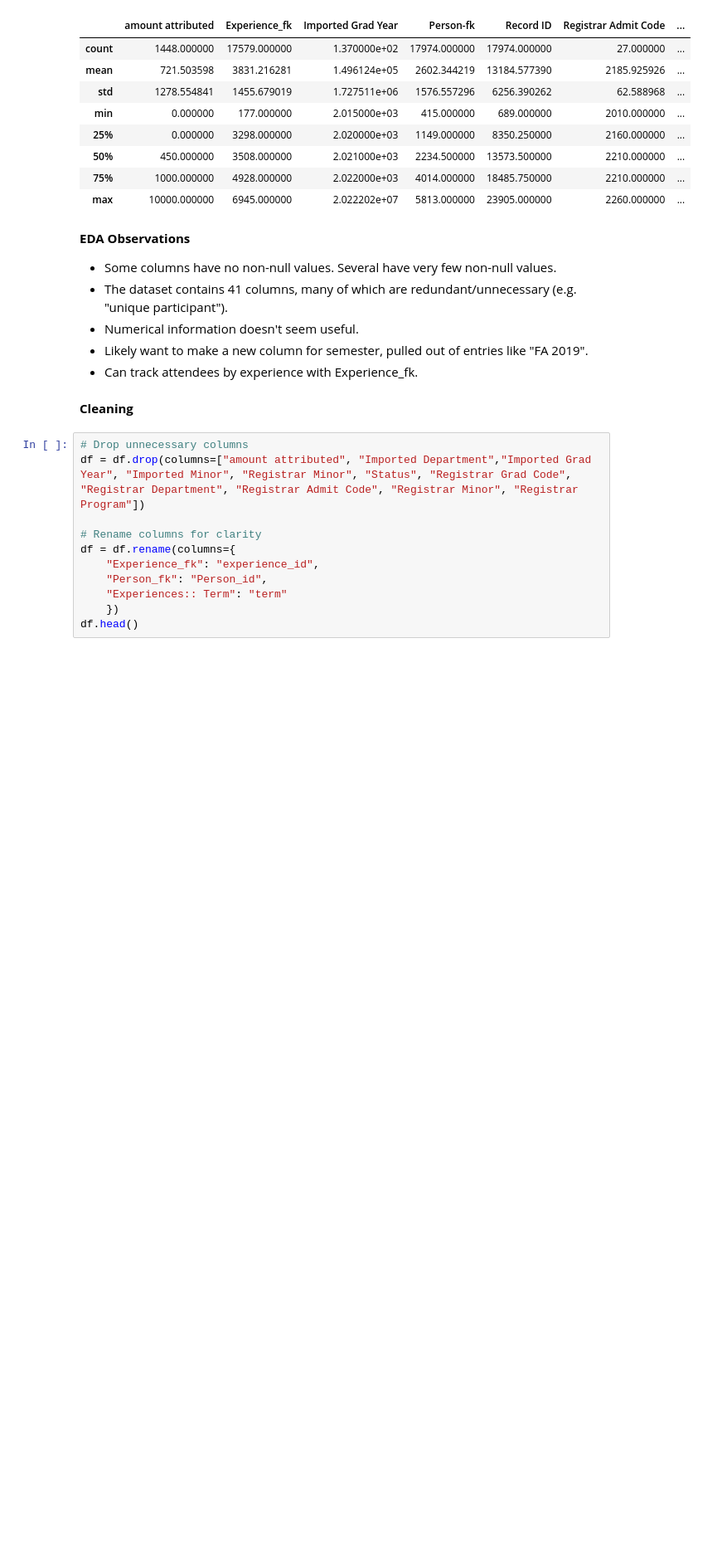
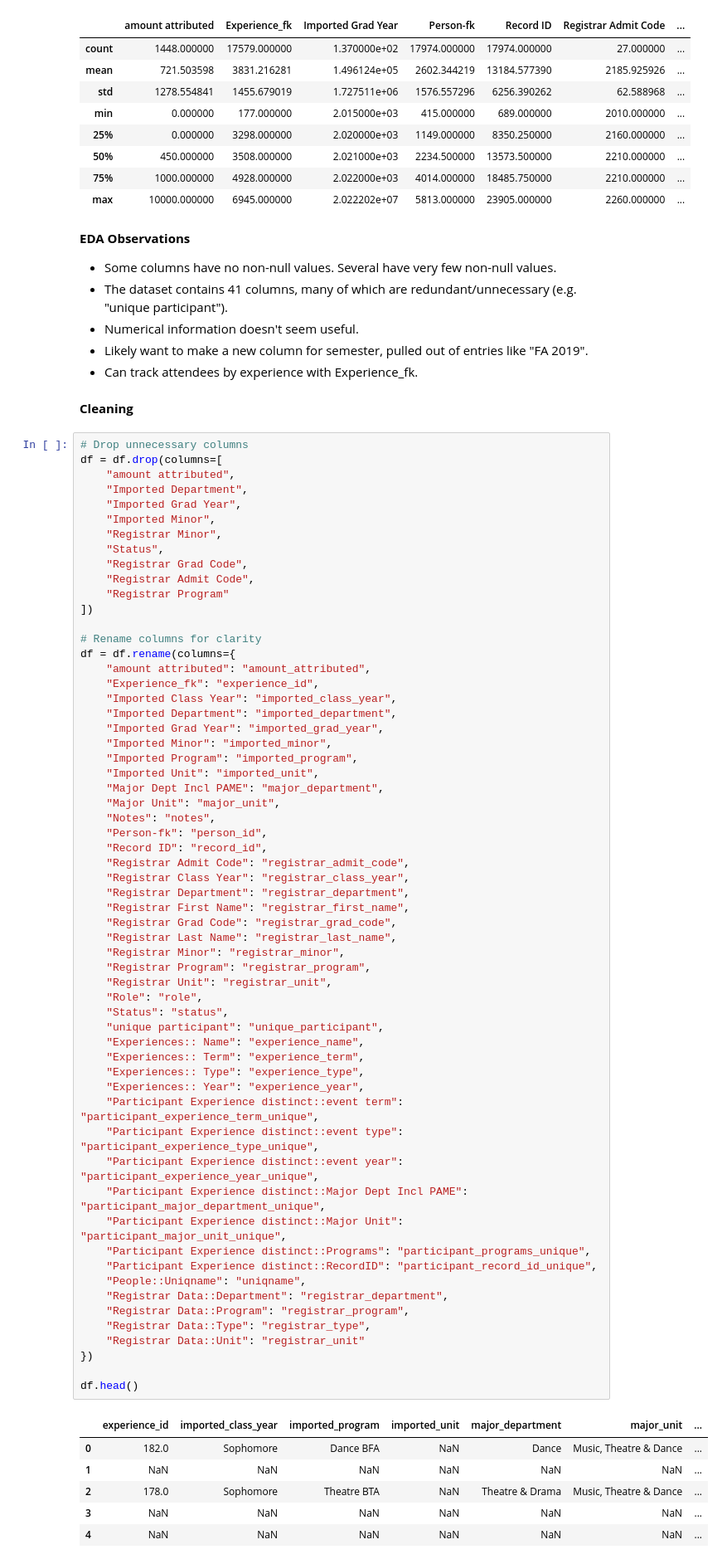
Before and after one commit to Ethan-R-Peterson/smtd-engagement-analysis, a Jupyter notebook: eda_and_cleaning.ipynb, the cells around one changed output. Shown at 83% size. Drawn from its saved outputs; the diff is of its cells as text; blank space fills up the shorter version.

```diff
--- a/eda_and_cleaning.ipynb
+++ b/eda_and_cleaning.ipynb
@@ -101,12 +101,68 @@ df.describe()
 **Cleaning**
 # %%
 # Drop unnecessary columns
-df = df.drop(columns=["amount attributed", "Imported Department","Imported Grad Year", "Imported Minor", "Registrar Minor", "Status", "Registrar Grad Code", "Registrar Department", "Registrar Admit Code", "Registrar Minor", "Registrar Program"])
+df = df.drop(columns=[
+    "amount attributed",
+    "Imported Department",
+    "Imported Grad Year",
+    "Imported Minor",
+    "Registrar Minor",
+    "Status",
+    "Registrar Grad Code",
+    "Registrar Admit Code",
+    "Registrar Program"
+])
 
 # Rename columns for clarity
 df = df.rename(columns={
+    "amount attributed": "amount_attributed",
     "Experience_fk": "experience_id",
-    "Person_fk": "Person_id",
-    "Experiences:: Term": "term"
-    })
+    "Imported Class Year": "imported_class_year",
+    "Imported Department": "imported_department",
+    "Imported Grad Year": "imported_grad_year",
+    "Imported Minor": "imported_minor",
+    "Imported Program": "imported_program",
+    "Imported Unit": "imported_unit",
+    "Major Dept Incl PAME": "major_department",
+    "Major Unit": "major_unit",
+    "Notes": "notes",
+    "Person-fk": "person_id",
+    "Record ID": "record_id",
+    "Registrar Admit Code": "registrar_admit_code",
+    "Registrar Class Year": "registrar_class_year",
+    "Registrar Department": "registrar_department",
+    "Registrar First Name": "registrar_first_name",
+    "Registrar Grad Code": "registrar_grad_code",
+    "Registrar Last Name": "registrar_last_name",
+    "Registrar Minor": "registrar_minor",
+    "Registrar Program": "registrar_program",
+    "Registrar Unit": "registrar_unit",
+    "Role": "role",
+    "Status": "status",
+    "unique participant": "unique_participant",
+    "Experiences:: Name": "experience_name",
+    "Experiences:: Term": "experience_term",
+    "Experiences:: Type": "experience_type",
+    "Experiences:: Year": "experience_year",
+    "Participant Experience distinct::event term": "participant_experience_term_unique",
+    "Participant Experience distinct::event type": "participant_experience_type_unique",
+    "Participant Experience distinct::event year": "participant_experience_year_unique",
+    "Participant Experience distinct::Major Dept Incl PAME": "participant_major_department_unique",
+    "Participant Experience distinct::Major Unit": "participant_major_unit_unique",
+    "Participant Experience distinct::Programs": "participant_programs_unique",
+    "Participant Experience distinct::RecordID": "participant_record_id_unique",
+    "People::Uniqname": "uniqname",
+    "Registrar Data::Department": "registrar_department",
+    "Registrar Data::Program": "registrar_program",
+    "Registrar Data::Type": "registrar_type",
+    "Registrar Data::Unit": "registrar_unit"
+})
+
 df.head()
+# %% [output]
+|  | experience_id | imported_class_year | imported_program | imported_unit | major_department | major_unit | ... |
+| 0 | 182.0 | Sophomore | Dance BFA | NaN | Dance | Music, Theatre & Dance | ... |
+| 1 | NaN | NaN | NaN | NaN | NaN | NaN | ... |
+| 2 | 178.0 | Sophomore | Theatre BTA | NaN | Theatre & Drama | Music, Theatre & Dance | ... |
+| 3 | NaN | NaN | NaN | NaN | NaN | NaN | ... |
+| 4 | NaN | NaN | NaN | NaN | NaN | NaN | ... |
```
Also changed, not shown: parts of 5 cells of this notebook, 1 other file.
